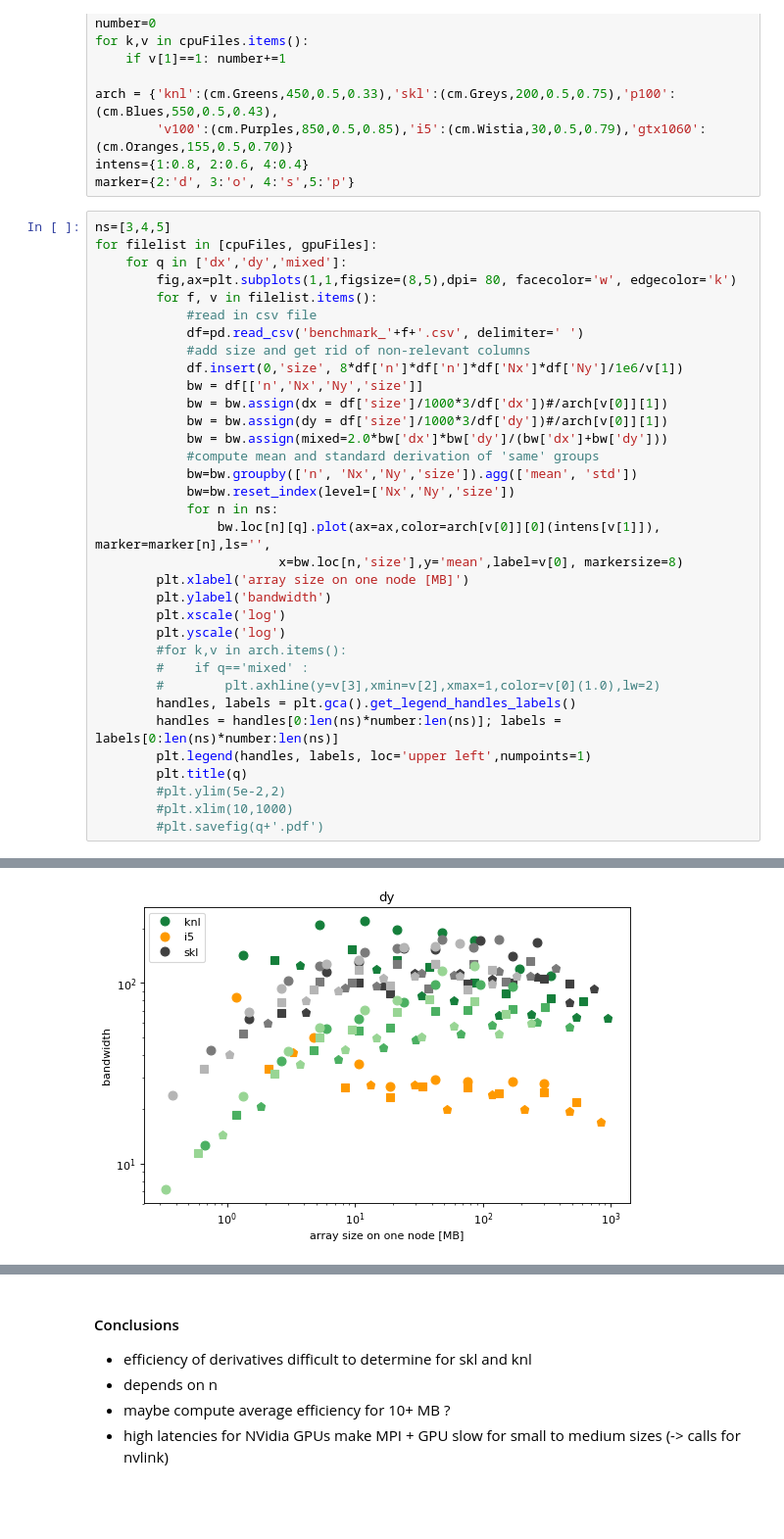
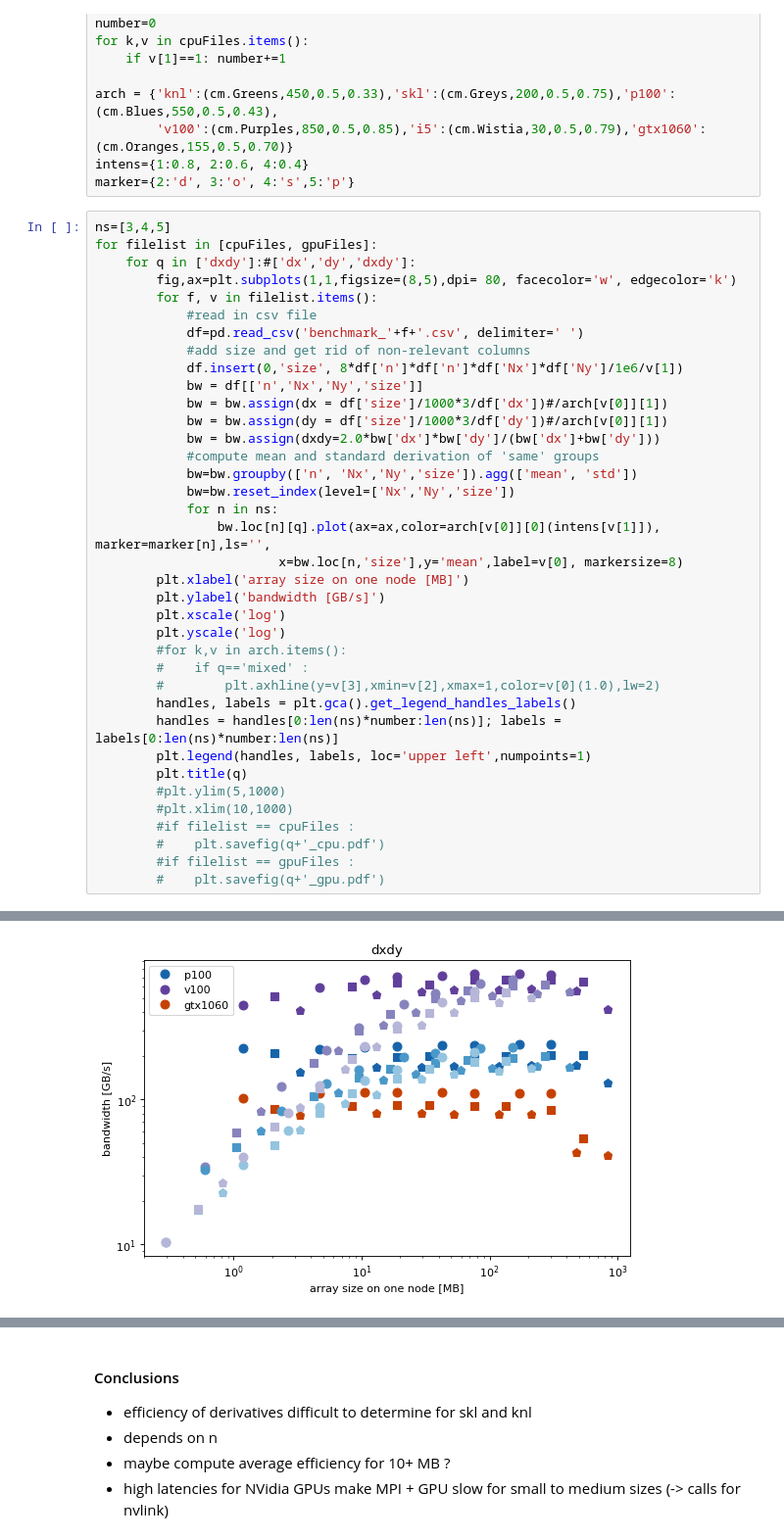
Before and after one commit to mwiesenberger/performance, a Jupyter notebook: 3-Dx-Dy-Plot.ipynb, the cells around one changed output, grey strips where cells are left out. Shown at 98% size. Drawn from its saved outputs; the diff is of its cells as text; blank space fills up the shorter version.

Commit message:
include plots in manuscript

```diff
--- a/3-Dx-Dy-Plot.ipynb
+++ b/3-Dx-Dy-Plot.ipynb
@@ -30,7 +30,7 @@ marker={2:'d', 3:'o', 4:'s',5:'p'}
 # %%
 ns=[3,4,5]
 for filelist in [cpuFiles, gpuFiles]:
-    for q in ['dx','dy','mixed']:
+    for q in ['dxdy']:#['dx','dy','dxdy']:
         fig,ax=plt.subplots(1,1,figsize=(8,5),dpi= 80, facecolor='w', edgecolor='k')
         for f, v in filelist.items():
             #read in csv file
@@ -40,7 +40,7 @@ for filelist in [cpuFiles, gpuFiles]:
             bw = df[['n','Nx','Ny','size']]
             bw = bw.assign(dx = df['size']/1000*3/df['dx'])#/arch[v[0]][1])
             bw = bw.assign(dy = df['size']/1000*3/df['dy'])#/arch[v[0]][1])
-            bw = bw.assign(mixed=2.0*bw['dx']*bw['dy']/(bw['dx']+bw['dy']))
+            bw = bw.assign(dxdy=2.0*bw['dx']*bw['dy']/(bw['dx']+bw['dy']))
             #compute mean and standard derivation of 'same' groups
             bw=bw.groupby(['n', 'Nx','Ny','size']).agg(['mean', 'std'])
             bw=bw.reset_index(level=['Nx','Ny','size'])
@@ -48,7 +48,7 @@ for filelist in [cpuFiles, gpuFiles]:
                 bw.loc[n][q].plot(ax=ax,color=arch[v[0]][0](intens[v[1]]), marker=marker[n],ls='',
                         x=bw.loc[n,'size'],y='mean',label=v[0], markersize=8)
         plt.xlabel('array size on one node [MB]')
-        plt.ylabel('bandwidth')
+        plt.ylabel('bandwidth [GB/s]')
         plt.xscale('log')
         plt.yscale('log')
         #for k,v in arch.items():
@@ -58,7 +58,10 @@ for filelist in [cpuFiles, gpuFiles]:
         handles = handles[0:len(ns)*number:len(ns)]; labels = labels[0:len(ns)*number:len(ns)]
         plt.legend(handles, labels, loc='upper left',numpoints=1)
         plt.title(q)
-        #plt.ylim(5e-2,2)
+        #plt.ylim(5,1000)
         #plt.xlim(10,1000)
-        #plt.savefig(q+'.pdf')
+        #if filelist == cpuFiles :
+        #    plt.savefig(q+'_cpu.pdf')
+        #if filelist == gpuFiles :
+        #    plt.savefig(q+'_gpu.pdf')
 # %% [output]
@@ -66 +69 @@ for filelist in [cpuFiles, gpuFiles]:
-[figure, old version]
+[figure, new version]
```
Also changed, not shown: parts of 1 cell of this notebook, 4 other files.
